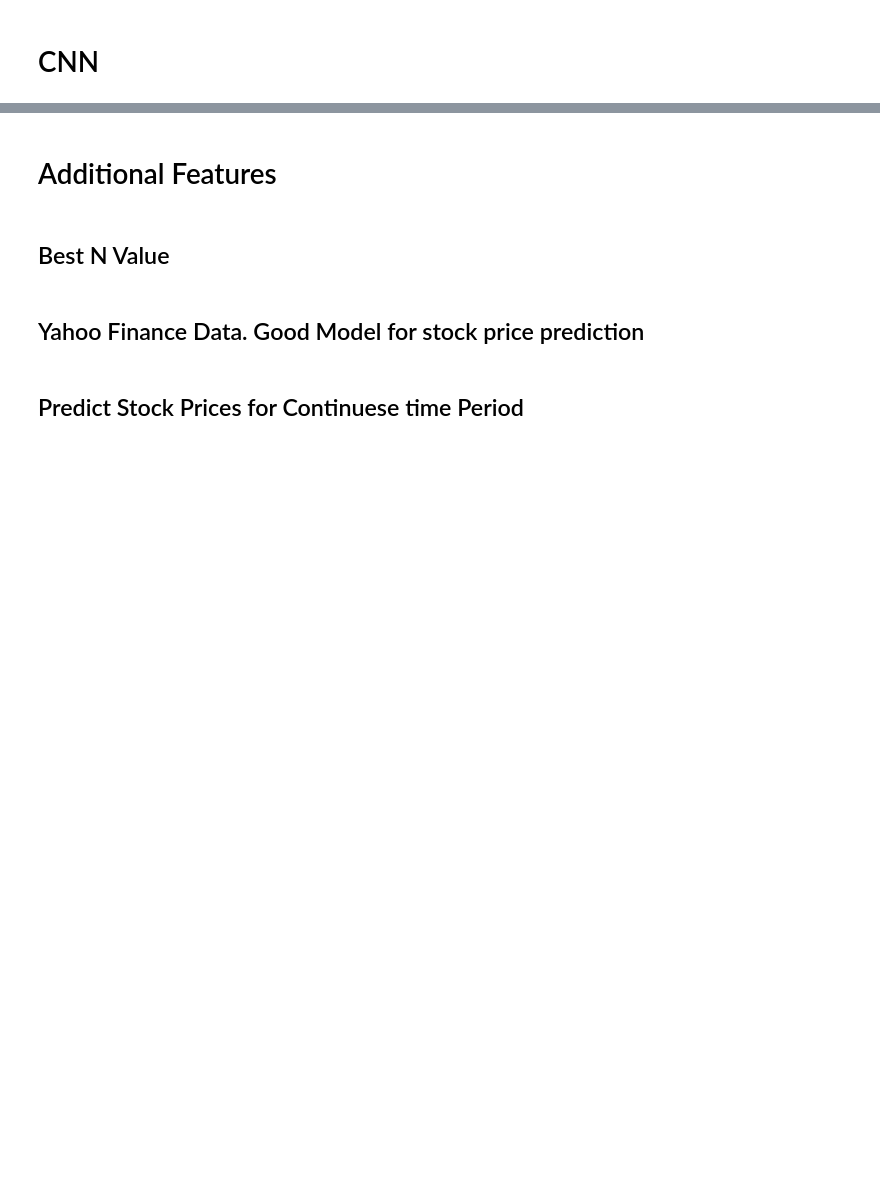
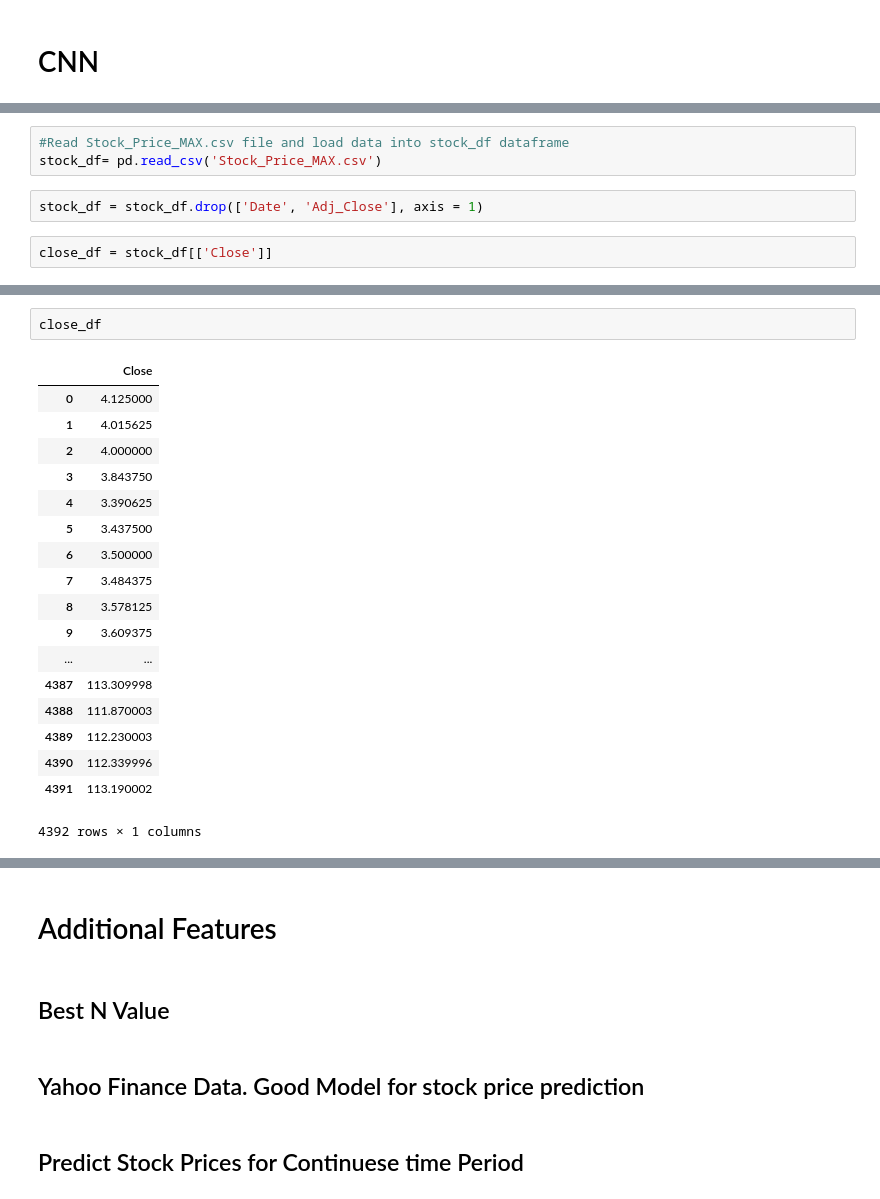
Before and after one commit to chandinin/AIML215, a Jupyter notebook: Project 4/Mini Project 4.ipynb, the cells around one changed output, grey strips where cells are left out. Drawn from its saved outputs; the diff is of its cells as text; blank space fills up the shorter version.

```diff
--- a/Project 4/Mini Project 4.ipynb
+++ b/Project 4/Mini Project 4.ipynb
@@ -1139,0 +1649,7 @@ chart_regression(pred_tanh_hl3_rms_do.flatten(),y_test)
+# %%
+#Read Stock_Price_MAX.csv file and load data into stock_df dataframe
+stock_df= pd.read_csv('Stock_Price_MAX.csv')
+# %%
+stock_df = stock_df.drop(['Date', 'Adj_Close'], axis = 1)
+# %%
+close_df = stock_df[['Close']]
@@ -1139,0 +1685,21 @@ chart_regression(pred_tanh_hl3_rms_do.flatten(),y_test)
+# %%
+close_df
+# %% [output]
+|  | Close |
+| 0 | 4.125000 |
+| 1 | 4.015625 |
+| 2 | 4.000000 |
+| 3 | 3.843750 |
+| 4 | 3.390625 |
+| 5 | 3.437500 |
+| 6 | 3.500000 |
+| 7 | 3.484375 |
+| 8 | 3.578125 |
+| 9 | 3.609375 |
+| ... | ... |
+| 4387 | 113.309998 |
+| 4388 | 111.870003 |
+| 4389 | 112.230003 |
+| 4390 | 112.339996 |
+| 4391 | 113.190002 |
+4392 rows × 1 columns
```
Also changed, not shown: parts of 135 cells of this notebook, 1 other file.
